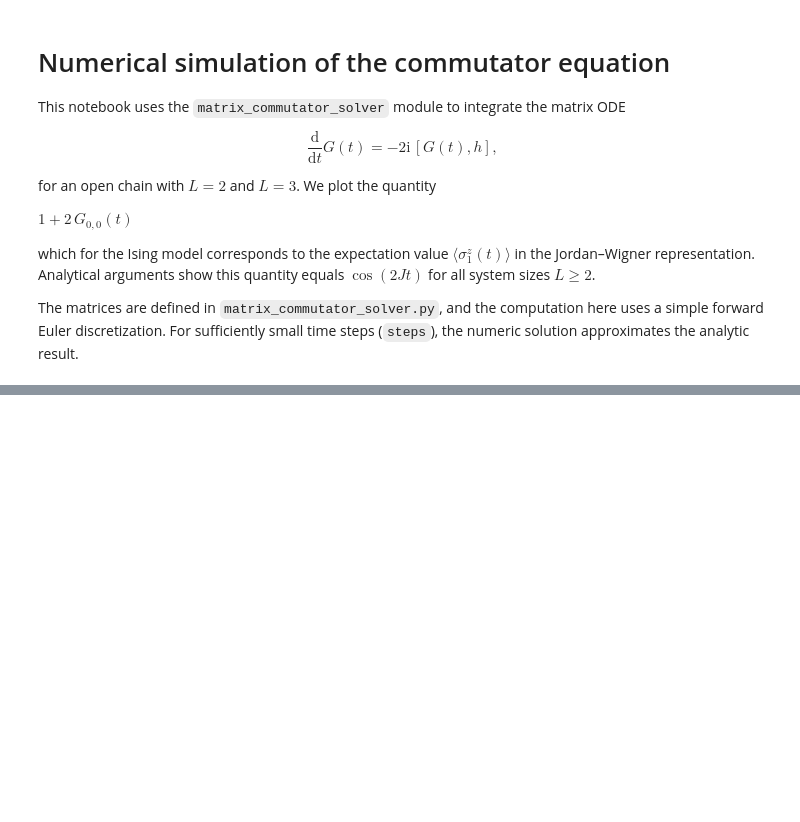
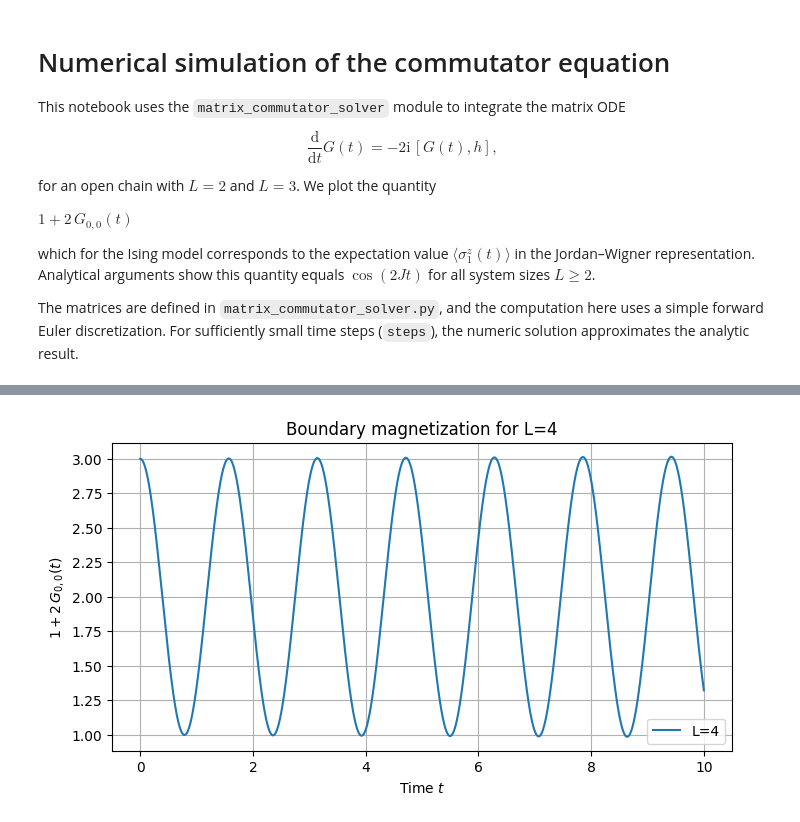
Before and after one commit to alonk-me/Quntum-measurment-model, a Jupyter notebook: free_fermion/run_simulations.ipynb, the cells around one changed output, grey strips where cells are left out. Cells and saved outputs as stored; diff of their text form; code cells hidden in the pictures; blank space fills up the shorter version.

```diff
--- a/free_fermion/run_simulations.ipynb
+++ b/free_fermion/run_simulations.ipynb
@@ -102 +102,5 @@ Reduced Chi-sq       9.3495          9.3495
 ============================================================
+# %%
+times4, values4 = run_and_plot(L=4, J=J, T=T, steps=steps)
+# %% [output]
+[figure, added]
```
Also changed, not shown: parts of 6 cells of this notebook, 1 other file.
